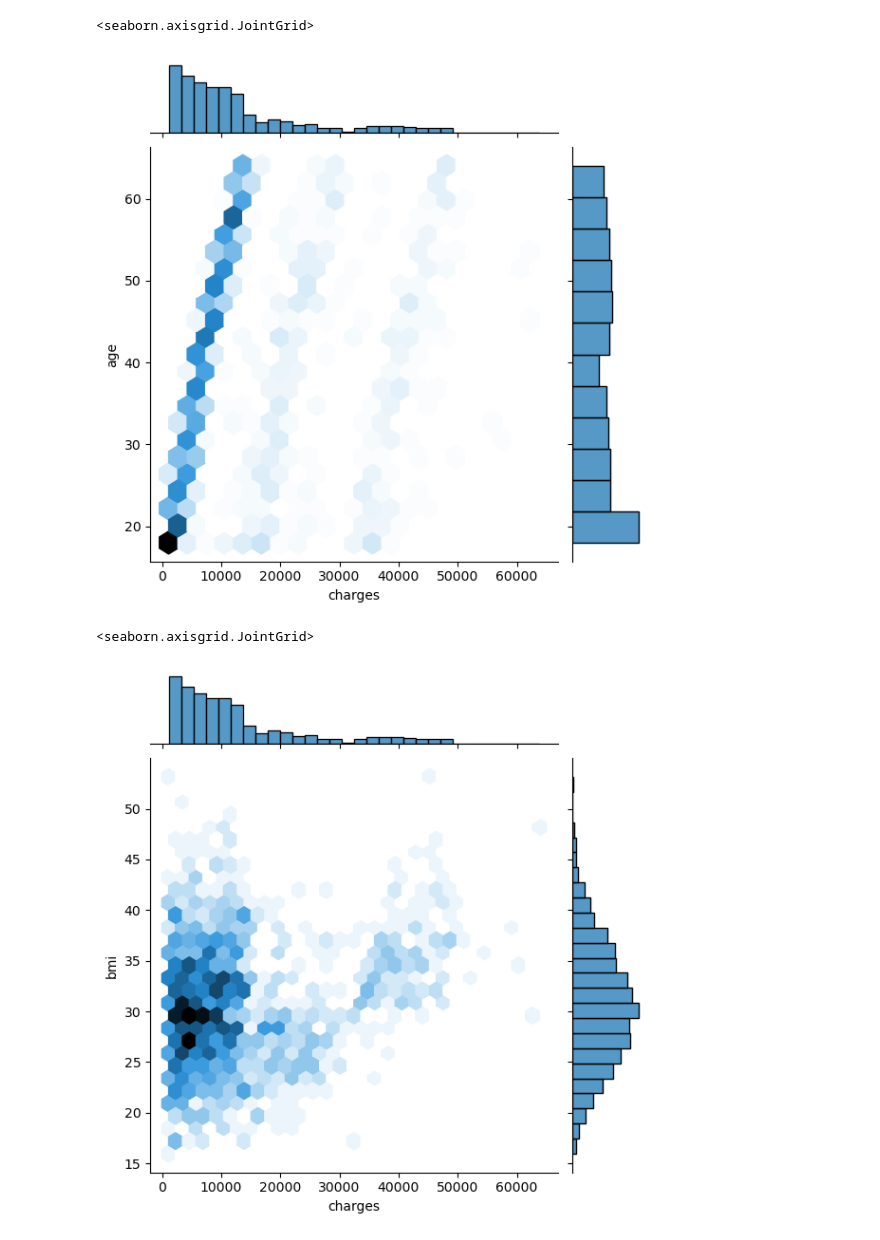
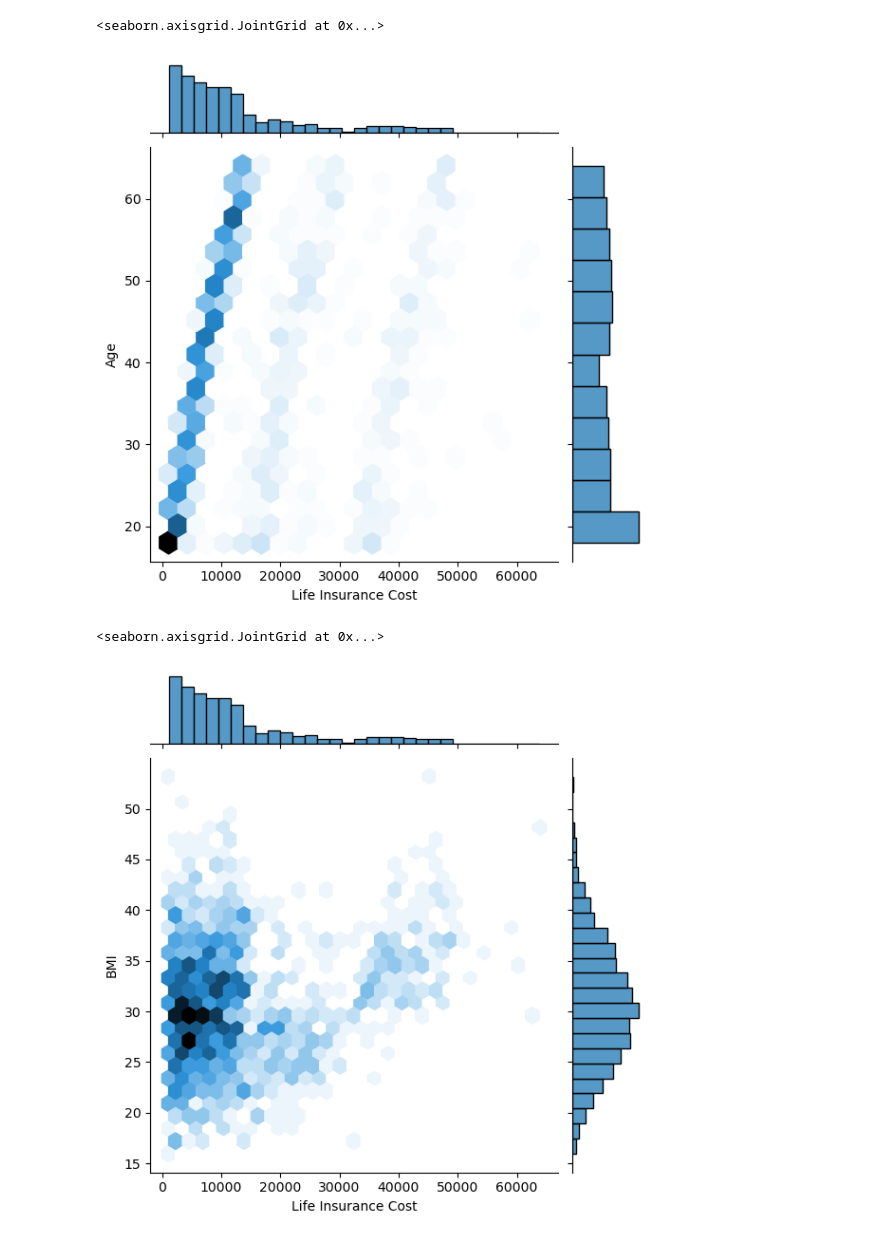
Before and after one commit to ubco-W2022T2-data301/project-group-group25, a Jupyter notebook: analysis/analysis2.ipynb, the cells around one changed output. Cells and saved outputs as stored; diff of their text form; code cells hidden in the pictures.

Commit message:
Pushing project functions2

```diff
--- a/analysis/analysis2.ipynb
+++ b/analysis/analysis2.ipynb
@@ -53,43 +94,72 @@ plot=sns.violinplot(data=df, y="sex", x="charges")
 # %%
 import pandas as pd
 import numpy as np
 import matplotlib.pyplot as plt
 import seaborn as sns
 
-df=pd.read_csv(r"C:\Users\somes\Downloads\project-group-group25\data\raw\insurance.csv")
-df=df[df['age'].notna()]
-df=df[df['sex'].notna()]
-df=df[df['bmi'].notna()]
-df=df[df['smoker'].notna()]
-df=df[df['region'].notna()]
-df=df[df['charges'].notna()]
-df = df.reset_index()
-sns.jointplot(data=df, x="charges", y="age", kind="hex")
+df= (
+    pd.read_csv(r"C:\Users\somes\Downloads\project-group-group25\data\raw\insurance.csv")
+    .dropna()
+    .reset_index()
+    .rename(columns={"sex": "Sex"})
+    .rename(columns={"index": "Index"})
+    .rename(columns={"bmi": "BMI"})
+    .rename(columns={"children": "Number of Children"})
+    .rename(columns={"smoker": "Smoker?"})
+    .rename(columns={"region": "Area of Residence"})
+    .rename(columns={"charges": "Life Insurance Cost"})
+    .rename(columns={"age": "Age"})
+)
+sns.jointplot(data=df, x="Life Insurance Cost", y="Age", kind="hex")
 
+
+
+#df=pd.read_csv(r"C:\Users\somes\Downloads\project-group-group25\data\raw\insurance.csv")
+#df=df[df['age'].notna()]
+#df=df[df['sex'].notna()]
+#df=df[df['bmi'].notna()]
+#df=df[df['smoker'].notna()]
+#df=df[df['region'].notna()]
+#df=df[df['charges'].notna()]
+#df = df.reset_index()
 #The following graph suggests that insurance prices tend to grow consistenelty as an indiviual ages.
 # %% [output]
-<seaborn.axisgrid.JointGrid>
+<seaborn.axisgrid.JointGrid at 0x...>
-[figure, old version]
+[figure, new version]
 # %%
 import pandas as pd
 import numpy as np
 import matplotlib.pyplot as plt
 import seaborn as sns
 
-df=pd.read_csv(r"C:\Users\somes\Downloads\project-group-group25\data\raw\insurance.csv")
-df=df[df['age'].notna()]
-df=df[df['sex'].notna()]
-df=df[df['bmi'].notna()]
-df=df[df['smoker'].notna()]
-df=df[df['region'].notna()]
-df=df[df['charges'].notna()]
-df = df.reset_index()
-sns.jointplot(data=df, x="charges", y="bmi", kind="hex")
+df= (
+    pd.read_csv(r"C:\Users\somes\Downloads\project-group-group25\data\raw\insurance.csv")
+    .dropna()
+    .reset_index()
+    .rename(columns={"sex": "Sex"})
+    .rename(columns={"index": "Index"})
+    .rename(columns={"bmi": "BMI"})
+    .rename(columns={"children": "Number of Children"})
+    .rename(columns={"smoker": "Smoker?"})
+    .rename(columns={"region": "Area of Residence"})
+    .rename(columns={"charges": "Life Insurance Cost"})
+    .rename(columns={"age": "Age"})
+)
+sns.jointplot(data=df, x="Life Insurance Cost", y="BMI", kind="hex")
 
+
+#df=pd.read_csv(r"C:\Users\somes\Downloads\project-group-group25\data\raw\insurance.csv")
+#df=df[df['age'].notna()]
+#df=df[df['sex'].notna()]
+#df=df[df['bmi'].notna()]
+#df=df[df['smoker'].notna()]
+#df=df[df['region'].notna()]
+#df=df[df['charges'].notna()]
+#df = df.reset_index()
 #From the following data we can tell that high BMI is much likelier to increase insurance prices than low BMI. And accordng to the data, the unhealthiest BMI seem to range from 30-45 and the most common seemed to be around the range of 30.
 # %% [output]
-<seaborn.axisgrid.JointGrid>
+<seaborn.axisgrid.JointGrid at 0x...>
-[figure, old version]
+[figure, new version]
 # %%
 import pandas as pd
 import numpy as np
```
Also changed, not shown: parts of 3 cells of this notebook, 1 other file.
